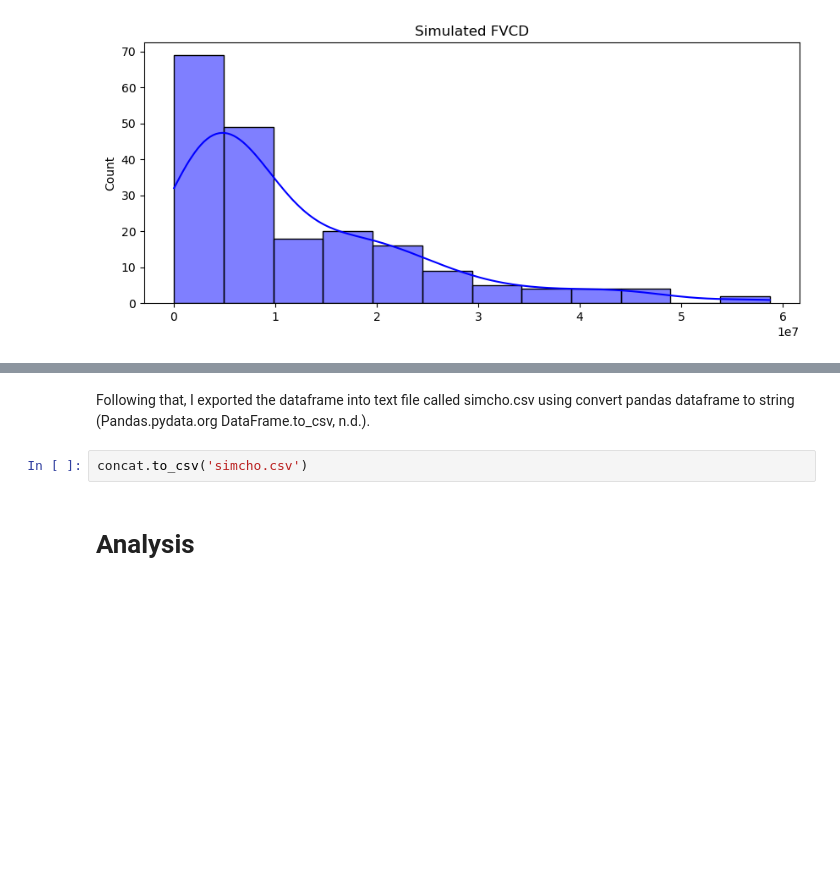
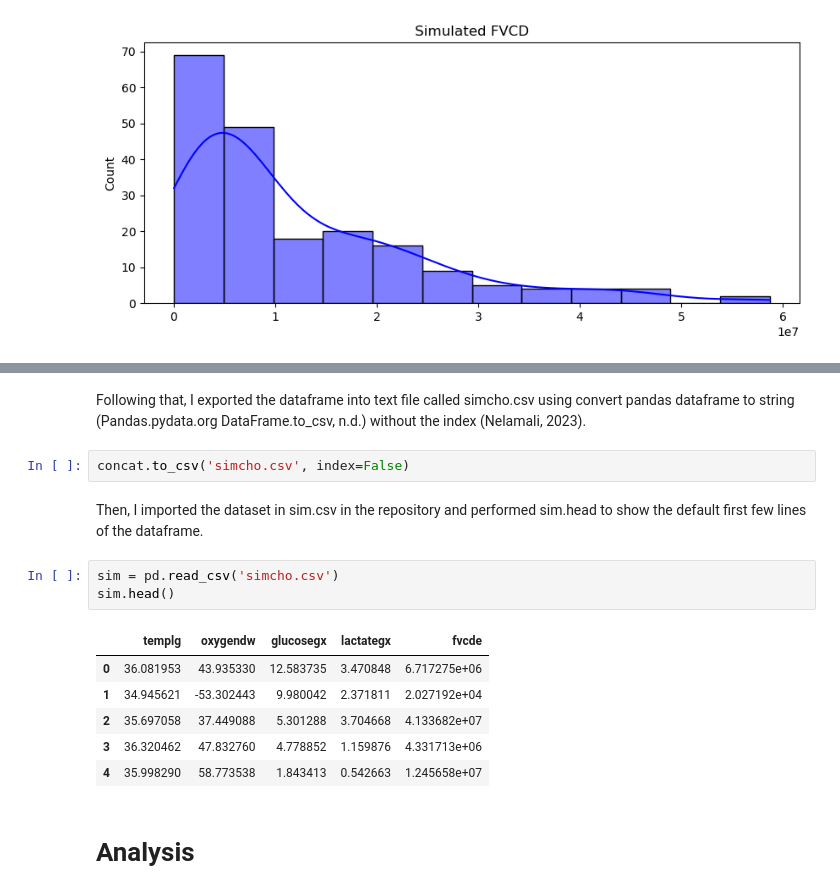
Before and after one commit to nurbujang/1progdaw23, a Jupyter notebook: project1.ipynb, the cells around one changed output, grey strips where cells are left out. Saved outputs shown, nothing was run; the diff lists cells and outputs as text; blank space fills up the shorter version.

```diff
--- a/project1.ipynb
+++ b/project1.ipynb
@@ -687,9 +687,21 @@ concat.head(3)
 | 1 | 34.945621 | -53.302443 | 9.980042 | 2.371811 | 2.027192e+04 |
 | 2 | 35.697058 | 37.449088 | 5.301288 | 3.704668 | 4.133682e+07 |
 # %% [markdown]
-Following that, I exported the dataframe into text file called simcho.csv using convert pandas dataframe to string (Pandas.pydata.org DataFrame.to_csv, n.d.).
+Following that, I exported the dataframe into text file called simcho.csv using convert pandas dataframe to string (Pandas.pydata.org DataFrame.to_csv, n.d.) without the index (Nelamali, 2023).
 # %%
-concat.to_csv('simcho.csv')
+concat.to_csv('simcho.csv', index=False)
+# %% [markdown]
+Then, I imported the dataset in sim.csv in the repository and performed sim.head to show the default first few lines of the dataframe.
+# %%
+sim = pd.read_csv('simcho.csv')
+sim.head()
+# %% [output]
+|  | templg | oxygendw | glucosegx | lactategx | fvcde |
+| 0 | 36.081953 | 43.935330 | 12.583735 | 3.470848 | 6.717275e+06 |
+| 1 | 34.945621 | -53.302443 | 9.980042 | 2.371811 | 2.027192e+04 |
+| 2 | 35.697058 | 37.449088 | 5.301288 | 3.704668 | 4.133682e+07 |
+| 3 | 36.320462 | 47.832760 | 4.778852 | 1.159876 | 4.331713e+06 |
+| 4 | 35.998290 | 58.773538 | 1.843413 | 0.542663 | 1.245658e+07 |
 # %% [markdown]
 # Analysis
 # %% [markdown]
```
Also changed, not shown: parts of 7 cells of this notebook, 2 other files.
